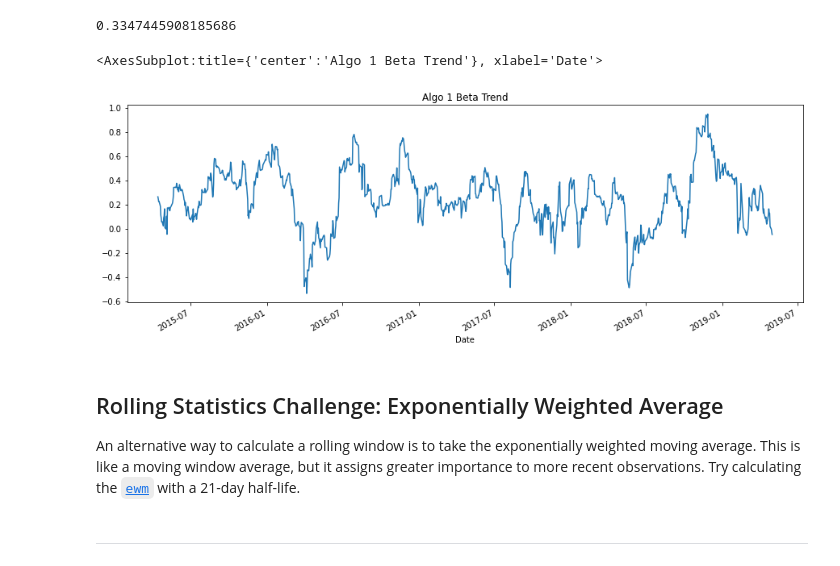
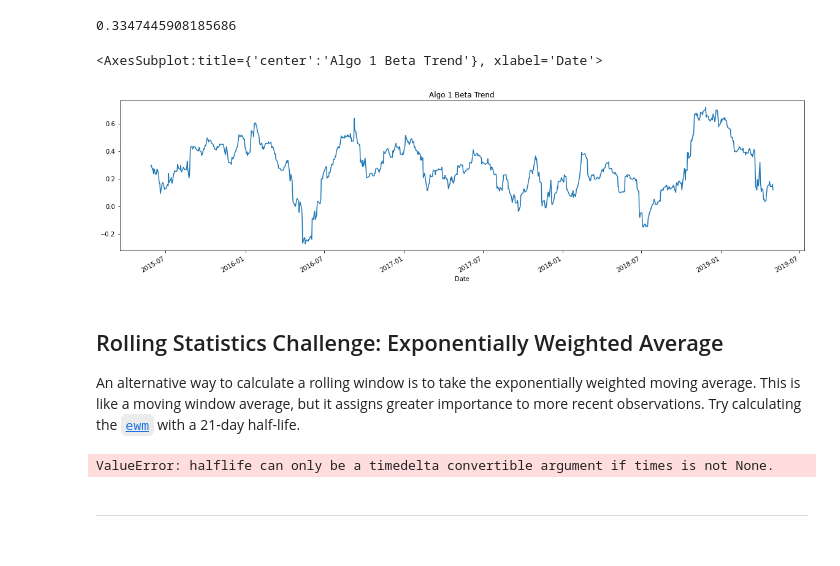
Before and after one commit to chrishandealmeida/20210310-fintech-homework-a-whale-off-the-port, a Jupyter notebook: whale_analysis.ipynb, the cells around one changed output. Saved outputs shown, nothing was run; the diff lists cells and outputs as text; code cells hidden in the pictures.

```diff
--- a/whale_analysis.ipynb
+++ b/whale_analysis.ipynb
@@ -118,10 +97,6 @@ Algo 2    6
 dtype: int64
 # %%
 # Drop nulls
-"""
-returns_algo["Algo 1"] = returns_algo["Algo 1"].fillna("Unknown")
-returns_algo["Algo 2"] = returns_algo["Algo 2"].fillna("Unknown")
-"""
 returns_algo = returns_algo.dropna().copy()
 returns_algo.isnull().sum()
 # %% [output]
@@ -153,8 +121,8 @@ Read the S&P TSX 60 historic closing prices and create a new daily returns DataF
 # %%
 # Reading S&P TSX 60 Closing Prices
 path_sp = Path("../20210310-fintech-homework-a-whale-off-the-port/Resources/sp_tsx_history.csv")
-close_sp = pd.read_csv(path_sp, parse_dates = True, index_col = "Date", infer_datetime_format = True)
-close_sp
+close_sp = pd.read_csv(path_sp, parse_dates = True, index_col = "Date", infer_datetime_format = True).sort_index(ascending = True)
+close_sp.head()
 # %% [output]
 |  | Close |
 | Date |  |
@@ -207,8 +161,5 @@ returns_sp
 # %%
 # Drop nulls
-"""
-returns_sp["Close"] = returns_sp["Close"].fillna("Unknown")
-"""
 returns_sp = returns_sp.dropna().copy()
 returns_sp.isnull().sum()
 # %% [output]
@@ -216,10 +167,8 @@ Close    0
 dtype: int64
 # %%
 # Rename `Close` Column to be specific to this portfolio.
-returns_sp = returns_sp.rename(columns={
-    "Close": "S&P TSX",
-})
-returns_sp
+returns_sp = returns_sp.rename(columns={"Close": "S&P TSX"})
+returns_sp.head()
 # %% [output]
 |  | S&P TSX |
 | Date |  |
@@ -429,20 +364,24 @@ beta_algo1
 0.3347445908185686
 # %%
 # Plot beta trend
-# Chrishan: 30-Day Rolling Beta of Algo 1
-rolling_covariance_algo1 = returns_combined['Algo 1'].rolling(window = 30).cov(returns_combined['S&P TSX'])
-rolling_variance_sp = returns_combined['S&P TSX'].rolling(window = 30).var()
+# Chrishan: 60-Day Rolling Beta of Algo 1
+rolling_covariance_algo1 = returns_combined['Algo 1'].rolling(window = 60).cov(returns_combined['S&P TSX'])
+rolling_variance_sp = returns_combined['S&P TSX'].rolling(window = 60).var()
 rolling_beta_algo1 = rolling_covariance_algo1 / rolling_variance_sp
-rolling_beta_algo1.plot(figsize = (15,5), title = "Algo 1 Beta Trend")
+rolling_beta_algo1.plot(figsize = (20,5), title = "Algo 1 Beta Trend")
 # %% [output]
 <AxesSubplot:title={'center':'Algo 1 Beta Trend'}, xlabel='Date'>
-[figure, old version]
+[figure, new version]
 # %% [markdown]
 ## Rolling Statistics Challenge: Exponentially Weighted Average
 
 An alternative way to calculate a rolling window is to take the exponentially weighted moving average. This is like a moving window average, but it assigns greater importance to more recent observations. Try calculating the [`ewm`](https://pandas.pydata.org/pandas-docs/stable/reference/api/pandas.DataFrame.ewm.html) with a 21-day half-life.
 # %%
 # Use `ewm` to calculate the rolling window
+times =
+returns_combined['Algo 1'].ewm(halflife='21 days').mean()
+# %% [output]
+ValueError: halflife can only be a timedelta convertible argument if times is not None.
 # %% [markdown]
 ---
 # %% [markdown]
```
Also changed, not shown: parts of 26 cells of this notebook.
